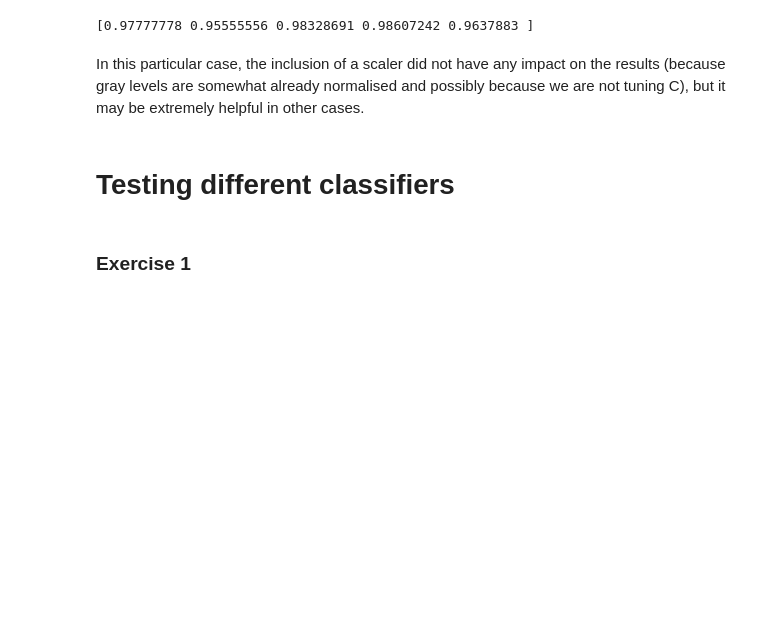
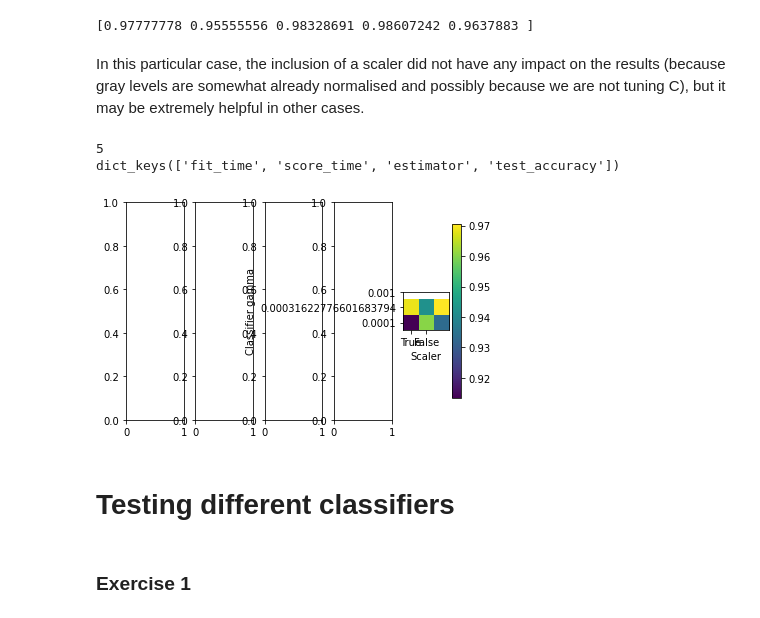
Before and after one commit to 11BelowStudio/ce802labs, a Jupyter notebook: lab3/Scikit-learn classifiers and pipelines.ipynb, the cells around one changed output. Cells and saved outputs as stored; diff of their text form; code cells hidden in the pictures; blank space fills up the shorter version.

```diff
--- a/lab3/Scikit-learn classifiers and pipelines.ipynb
+++ b/lab3/Scikit-learn classifiers and pipelines.ipynb
@@ -157,20 +209,59 @@ from sklearn.preprocessing import StandardScaler
 sc = StandardScaler()
 clf = svm.SVC(gamma=0.01, C=10.)
 pipe = Pipeline(steps=[('scaler', sc), ('classifier', clf)])
-# Parameters of pipelines can be set using ‘__’ between the name of the pipeline block and its parameter names:
+# Parameters of pipelines can be set using ‘__’
+# between the name of the pipeline block and its parameter names:
+class_c = np.logspace(-1, 3, 5)
+class_gammas = np.logspace(-4, -3, 3)
 param_grid = {
     'scaler__with_std': [True, False],
-    'classifier__gamma': np.logspace(-4, -3, 3),
+    'classifier__C': class_c,
+    'classifier__gamma': class_gammas,
 }
 search = GridSearchCV(pipe, param_grid, n_jobs=-1)
 score = cross_val_score(search, digits.data, digits.target)
 print(score)
+
+cv = KFold(shuffle=True)
+scores = cross_validate(search, digits.data, digits.target, scoring=['accuracy'], cv=cv, return_estimator=True)
 # %% [output]
 [0.97777778 0.95555556 0.98328691 0.98607242 0.9637883 ]
 # %% [markdown]
 In this particular case, the inclusion of a scaler did not have any impact on the results
 (because gray levels are somewhat already normalised and
 possibly because we are not tuning C), but it may be extremely helpful in other cases.
+# %%
+%matplotlib inline
+from matplotlib import pyplot as plt
+
+print(len(scores['estimator']))
+
+fig, axes = plt.subplots(nrows=1, ncols=5)
+
+for i in range(0, len(scores['estimator'])):
+    ax = axes[i]
+    est = scores['estimator'][i]
+
+    thisScores = est.cv_results_['mean_test_score'].reshape(len(class_c), len(class_gammas))
+
+    # TODO: finish doing this
+
+features = np.zeros((len(param_grid['scaler__with_std']), len(param_grid['classifier__gamma'])))
+for estimator in scores['estimator']:
+    features += estimator.cv_results_['mean_test_score'].reshape(features.shape)
+features /= len(scores['estimator'])
+
+im = plt.imshow(features, origin='lower')
+plt.colorbar(im)
+plt.xticks(np.arange(len(param_grid['scaler__with_std'])), param_grid['scaler__with_std'])
+plt.yticks(np.arange(len(param_grid['classifier__gamma'])), param_grid['classifier__gamma'])
+plt.xlabel("Scaler")
+plt.ylabel("Classifier gamma")
+plt.show()
+# %% [output]
+5
+dict_keys(['fit_time', 'score_time', 'estimator', 'test_accuracy'])
+[figure, added]
 # %% [markdown]
 # Testing different classifiers
 # %% [markdown]
```
Also changed, not shown: parts of 13 cells of this notebook, 1 other file.
